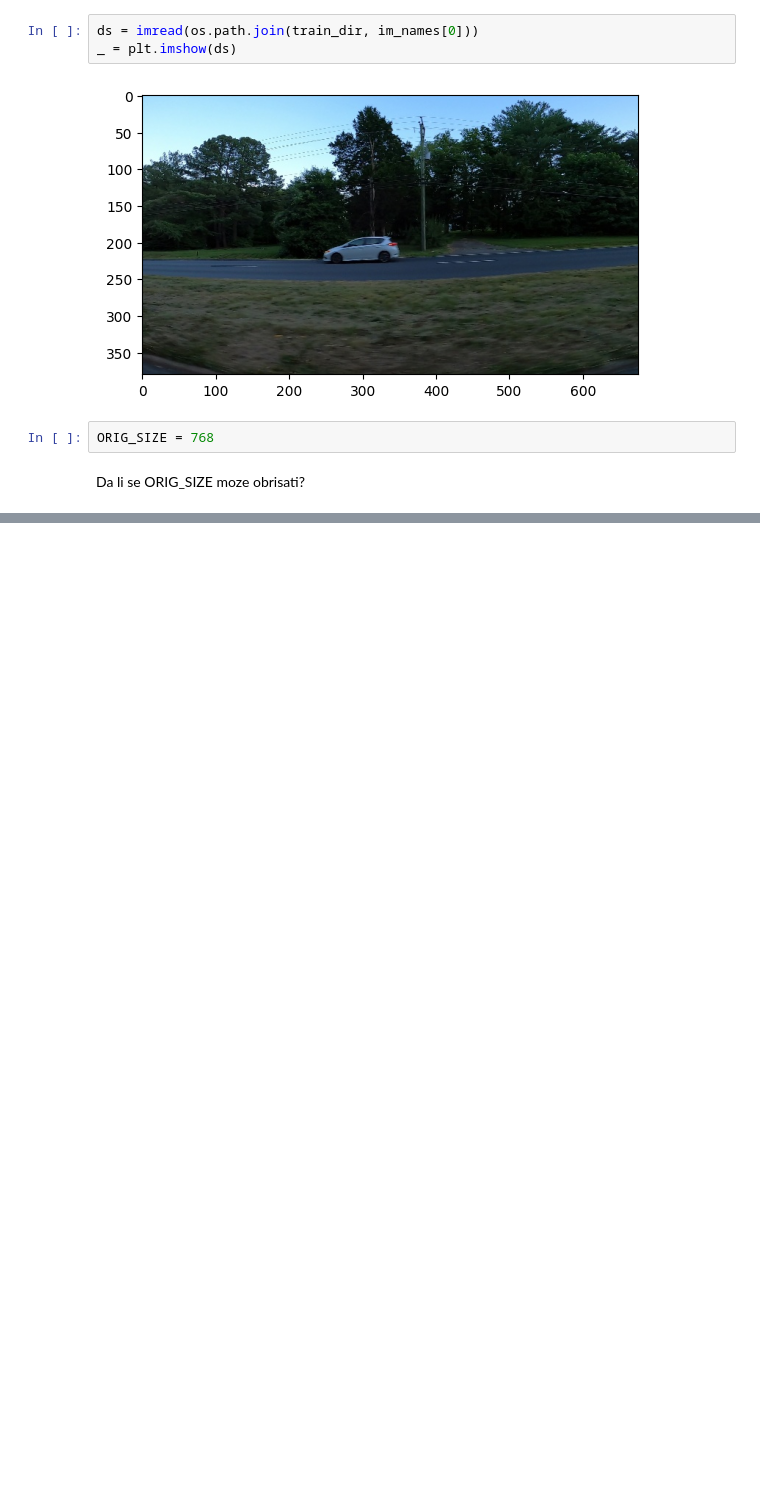
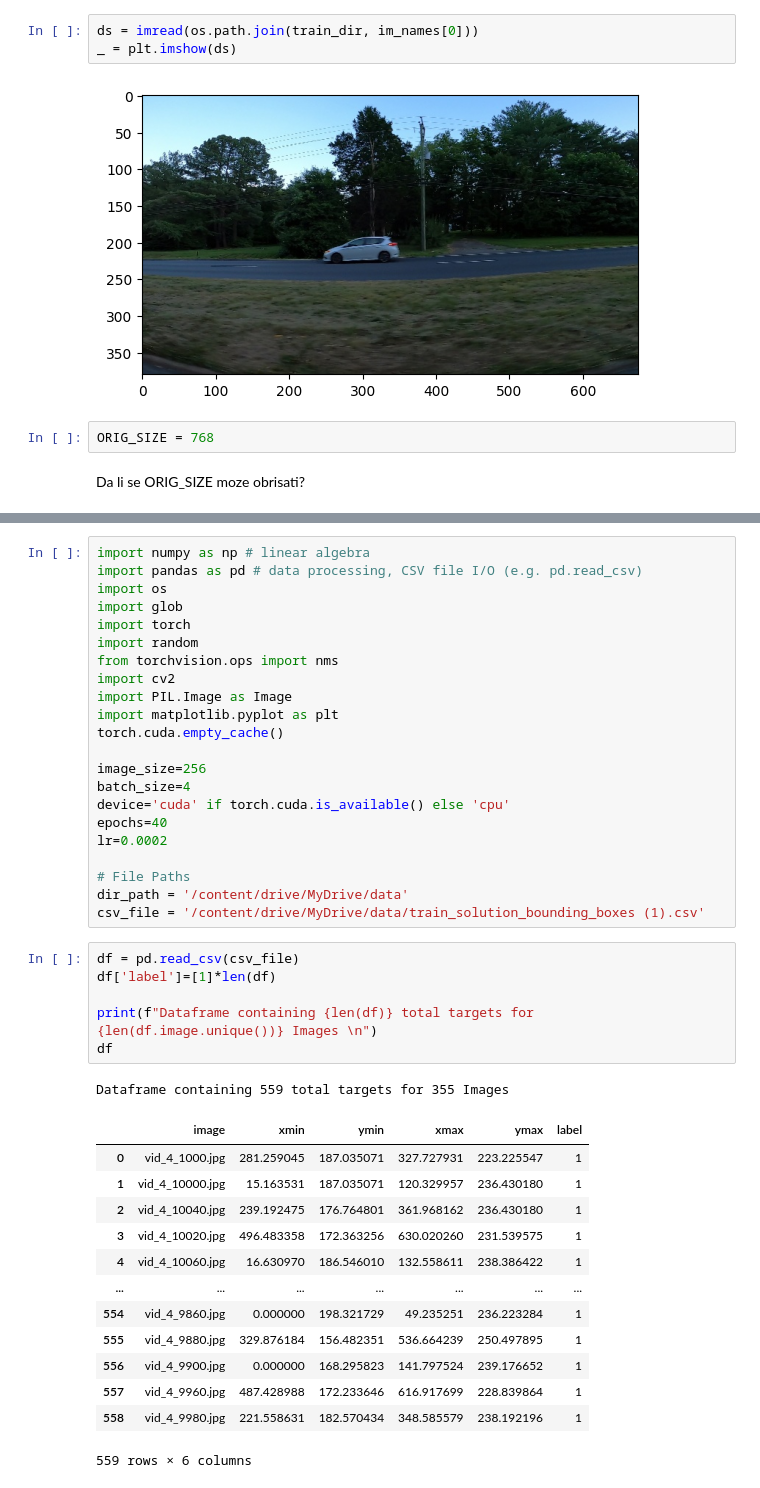
Before and after one commit to NadjaKljestanovic/PPPO, a Jupyter notebook: DetekcijaObjekata.ipynb, the cells around one changed output, grey strips where cells are left out. Cells and saved outputs as stored; diff of their text form; blank space fills up the shorter version.

```diff
--- a/DetekcijaObjekata.ipynb
+++ b/DetekcijaObjekata.ipynb
@@ -372 +372,44 @@ VALIDATION_STEPS               30
 WEIGHT_DECAY                   0.0001
+# %%
+import numpy as np # linear algebra
+import pandas as pd # data processing, CSV file I/O (e.g. pd.read_csv)
+import os
+import glob
+import torch
+import random
+from torchvision.ops import nms
+import cv2
+import PIL.Image as Image
+import matplotlib.pyplot as plt
+torch.cuda.empty_cache()
+
+image_size=256
+batch_size=4
+device='cuda' if torch.cuda.is_available() else 'cpu'
+epochs=40
+lr=0.0002
+
+# File Paths
+dir_path = '/content/drive/MyDrive/data'
+csv_file = '/content/drive/MyDrive/data/train_solution_bounding_boxes (1).csv'
+# %%
+df = pd.read_csv(csv_file)
+df['label']=[1]*len(df)
+
+print(f"Dataframe containing {len(df)} total targets for {len(df.image.unique())} Images \n")
+df
+# %% [output]
+Dataframe containing 559 total targets for 355 Images
+|  | image | xmin | ymin | xmax | ymax | label |
+| 0 | vid_4_1000.jpg | 281.259045 | 187.035071 | 327.727931 | 223.225547 | 1 |
+| 1 | vid_4_10000.jpg | 15.163531 | 187.035071 | 120.329957 | 236.430180 | 1 |
+| 2 | vid_4_10040.jpg | 239.192475 | 176.764801 | 361.968162 | 236.430180 | 1 |
+| 3 | vid_4_10020.jpg | 496.483358 | 172.363256 | 630.020260 | 231.539575 | 1 |
+| 4 | vid_4_10060.jpg | 16.630970 | 186.546010 | 132.558611 | 238.386422 | 1 |
+| ... | ... | ... | ... | ... | ... | ... |
+| 554 | vid_4_9860.jpg | 0.000000 | 198.321729 | 49.235251 | 236.223284 | 1 |
+| 555 | vid_4_9880.jpg | 329.876184 | 156.482351 | 536.664239 | 250.497895 | 1 |
+| 556 | vid_4_9900.jpg | 0.000000 | 168.295823 | 141.797524 | 239.176652 | 1 |
+| 557 | vid_4_9960.jpg | 487.428988 | 172.233646 | 616.917699 | 228.839864 | 1 |
+| 558 | vid_4_9980.jpg | 221.558631 | 182.570434 | 348.585579 | 238.192196 | 1 |
+559 rows × 6 columns
```
Also changed, not shown: parts of 14 cells of this notebook.
